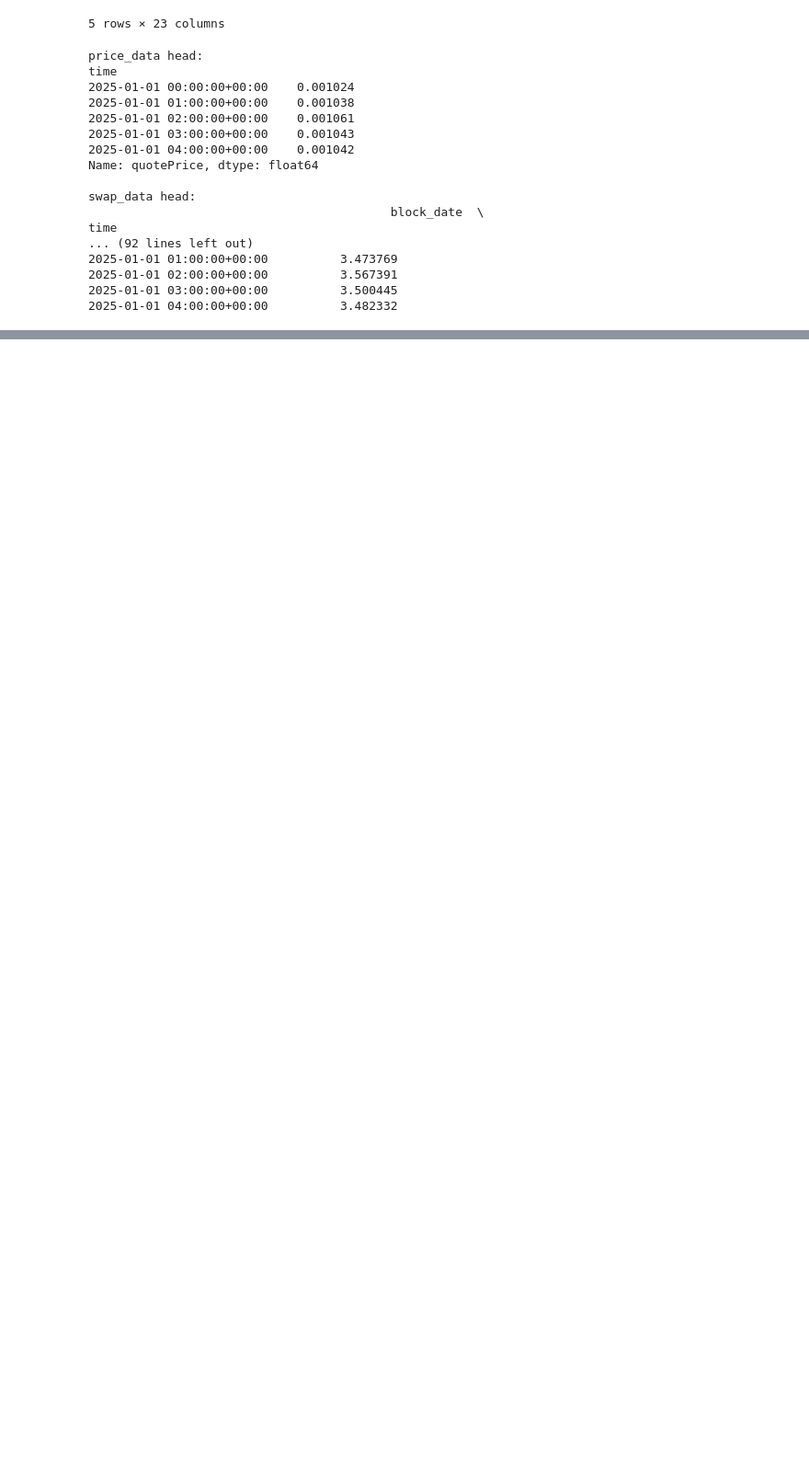
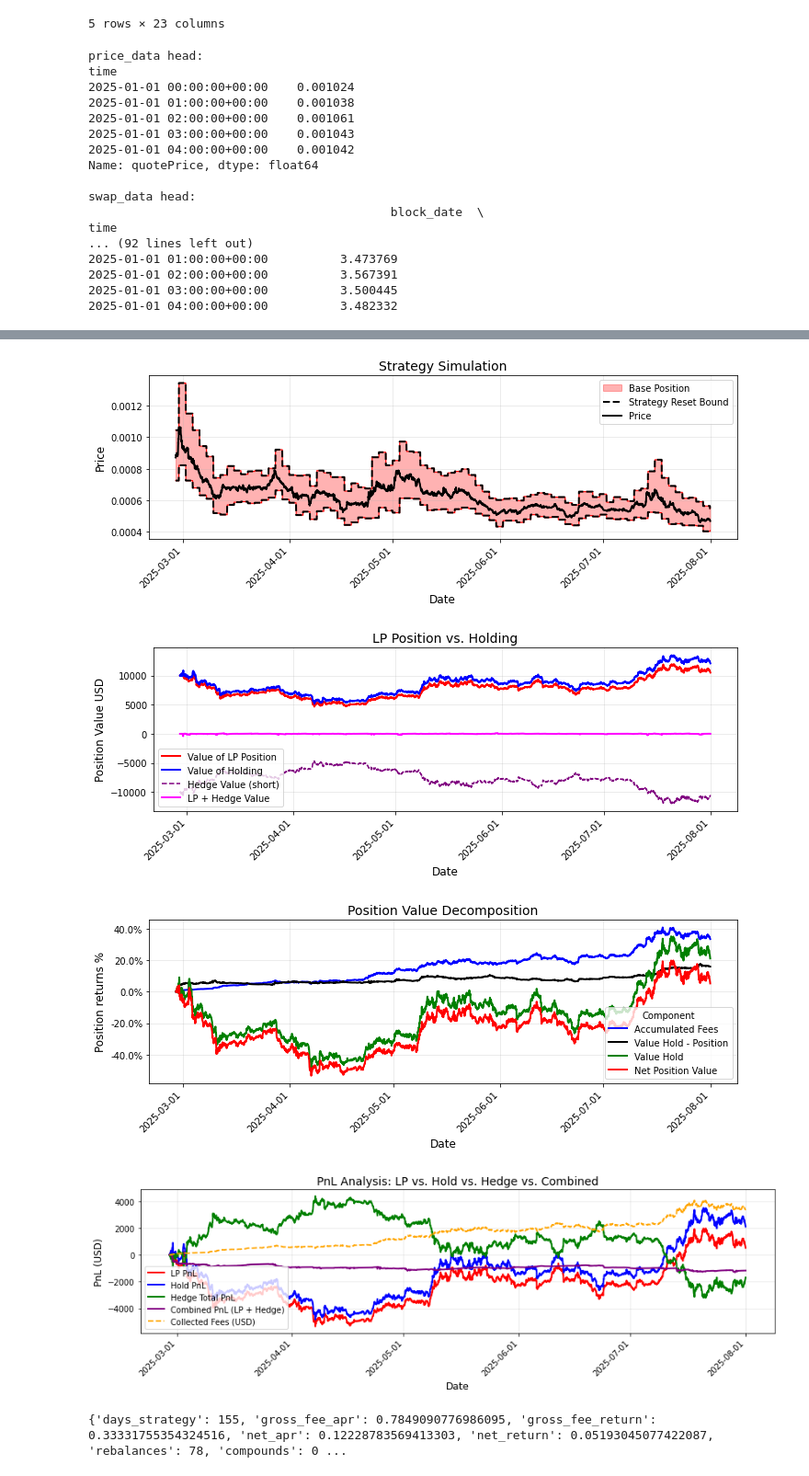
Before and after one commit to marescialloNino/univ3-strategies, a Jupyter notebook: 8_notete.ipynb, the cells around one changed output, grey strips where cells are left out. Shown: that part at 92% size. Drawn from its saved outputs; the diff is of its cells as text; code cells hidden in the pictures; blank space fills up the shorter version.

```diff
--- a/8_notete.ipynb
+++ b/8_notete.ipynb
@@ -242,37 +255,20 @@ wtao_bitget_futures_5m.csv
 # %%
-import os
-import pandas as pd
-import numpy as np
+from ActiveStrategyFramework import plot_strategy, plot_position_value, plot_position_return_decomposition, plot_pnl_analysis, analyze_strategy
 
-_ALIAS = {
-    "WETH": "ETH",  # map WETH to ETH futures
-}
+# Existing plots
+_ = plot_strategy(res_hedged, "Price")
+_ = plot_position_value(res_hedged)                 # LP vs HOLD value
+_ = plot_position_return_decomposition(res_hedged)  # Decomposition (as in your first image)
 
-def load_bitget_futures_close(token_symbol: str, base_dir: str = "./data/centralized_prices/futures") -> pd.Series:
-    sym = _ALIAS.get(token_symbol.upper(), token_symbol.upper()).lower()
-    filename = f"{sym}_bitget_futures_5m.csv"
-    path = os.path.join(base_dir, filename)
-    if not os.path.exists(path):
-        raise FileNotFoundError(f"Futures CSV not found: {path}")
+# New PnL analysis plot (as in your second image)
+_ = plot_pnl_analysis(res_hedged)
 
-    df = pd.read_csv(path)
-
-    # Parse time from 'timestamp' (ms) if present, else from 'datetime'
-    if 'timestamp' in df.columns and pd.api.types.is_numeric_dtype(df['timestamp']):
-        idx = pd.to_datetime(df['timestamp'], unit='ms', utc=True, errors='coerce')
-    elif 'datetime' in df.columns:
-        idx = pd.to_datetime(df['datetime'], utc=True, errors='coerce')
-    else:
-        # fallback to first column
-        first = df.columns[0]
-        idx = pd.to_datetime(df[first], utc=True, errors='coerce')
-
-    s = df['close'].astype(float)
-    s.index = idx
-    s = s[~s.index.isna()].sort_index()
-    if s.index.tz is None:
-        s.index = s.index.tz_localize('UTC')
-    else:
-        s.index = s.index.tz_convert('UTC')
-    s.name = f"{sym.upper()}_fut_close"
-    return s
+# Strategy stats
+stats = analyze_strategy(res_hedged, frequency='H')
+print(stats)
+# %% [output]
+[figure, added]
+[figure, added]
+[figure, added]
+[figure, added]
+{'days_strategy': 155, 'gross_fee_apr': 0.7849090776986095, 'gross_fee_return': 0.33331755354324516, 'net_apr': 0.12228783569413303, 'net_return': 0.05193045077422087, 'rebalances': 78, 'compounds': 0 ...
```
Also changed, not shown: parts of 9 cells of this notebook, 53 other files.
